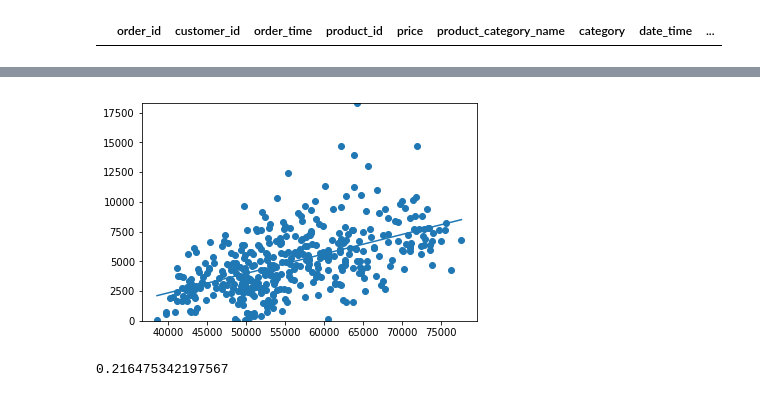
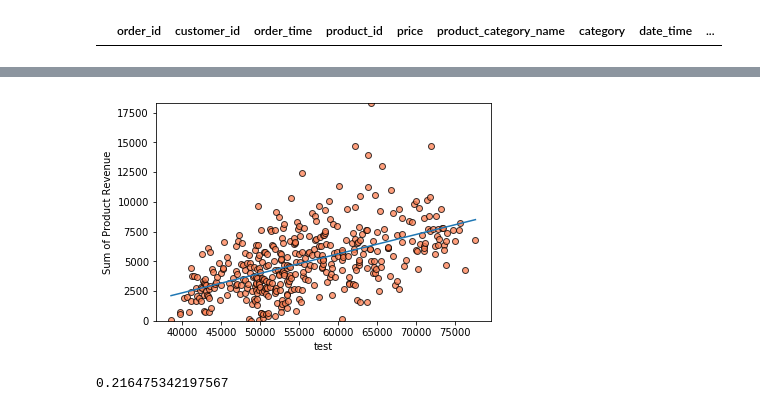
Before and after one commit to BShim92/BrazilianECommerce, a Jupyter notebook: ECommerceDataMerge.ipynb, the cells around one changed output, grey strips where cells are left out. Cells and saved outputs as stored; diff of their text form; code cells hidden in the pictures.

```diff
--- a/ECommerceDataMerge.ipynb
+++ b/ECommerceDataMerge.ipynb
@@ -306,11 +327,13 @@ groupdf = groupdf.loc[groupdf['price'] > 1]
 #change categories
 groupdf = groupdf.loc[groupdf['category'] == 'home_furniture']
 
-plt.scatter(groupdf['BOVdiff'], groupdf['price'])
+plt.scatter(groupdf['BOVdiff'], groupdf['price'], color=["coral"], edgecolor="black", alpha = 0.75,marker="o")
 plt.ylim(0, max(groupdf['price']))
 (slopeBOV, interceptBOV, rBOV, _, _) = linregress(groupdf['BOVdiff'], groupdf['price'])
+fitBOV = slopeBOV * groupdf['BOVdiff'] + interceptBOV
+plt.ylabel('Sum of Product Revenue')
+plt.xlabel('test')
 
-fitBOV = slopeBOV * groupdf['BOVdiff'] + interceptBOV
 plt.plot(groupdf['BOVdiff'], fitBOV)
 print(rBOV**2)
 # %% [output]
@@ -318,4 +341,4 @@ print(rBOV**2)
-[figure, old version]
+[figure, new version]
 # %%
 #scatter for BOVma and cateogries
 
```
Also changed, not shown: parts of 10 cells of this notebook.
